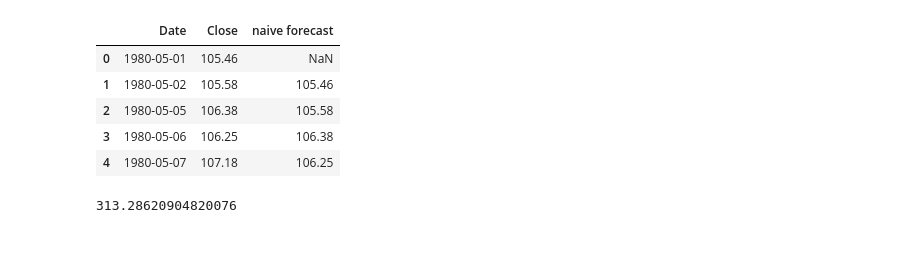
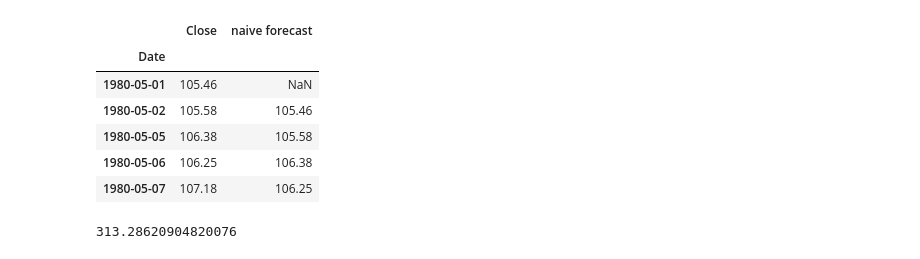
Before and after one commit to Horstann/Timeseries-on-Keras, a Jupyter notebook: 02_naive_forecast.ipynb, the cells around one changed output. Saved outputs shown, nothing was run; the diff lists cells and outputs as text; code cells hidden in the pictures.

```diff
--- a/02_naive_forecast.ipynb
+++ b/02_naive_forecast.ipynb
@@ -3,15 +2,20 @@ import numpy as np
 import pandas as pd
 # %%
-df = pd.read_csv('data.csv')
+df = pd.read_csv('SPX.csv')
+df.drop(["Open", "High", "Low", "Volume"], axis=1, inplace = True)
+df["Date"] = pd.to_datetime(df['Date'], format='%d/%m/%Y')
+df.set_index('Date', inplace=True)
+
 df['naive forecast'] = df['Close'].shift(1)
 df.head()
 # %% [output]
-|  | Date | Close | naive forecast |
-| 0 | 1980-05-01 | 105.46 | NaN |
-| 1 | 1980-05-02 | 105.58 | 105.46 |
-| 2 | 1980-05-05 | 106.38 | 105.58 |
-| 3 | 1980-05-06 | 106.25 | 106.38 |
-| 4 | 1980-05-07 | 107.18 | 106.25 |
+|  | Close | naive forecast |
+| Date |  |  |
+| 1980-05-01 | 105.46 | NaN |
+| 1980-05-02 | 105.58 | 105.46 |
+| 1980-05-05 | 106.38 | 105.58 |
+| 1980-05-06 | 106.25 | 106.38 |
+| 1980-05-07 | 107.18 | 106.25 |
 # %%
 from sklearn.metrics import mean_squared_error
 
```
Also changed, not shown: parts of 1 cell of this notebook, 5 other files.
